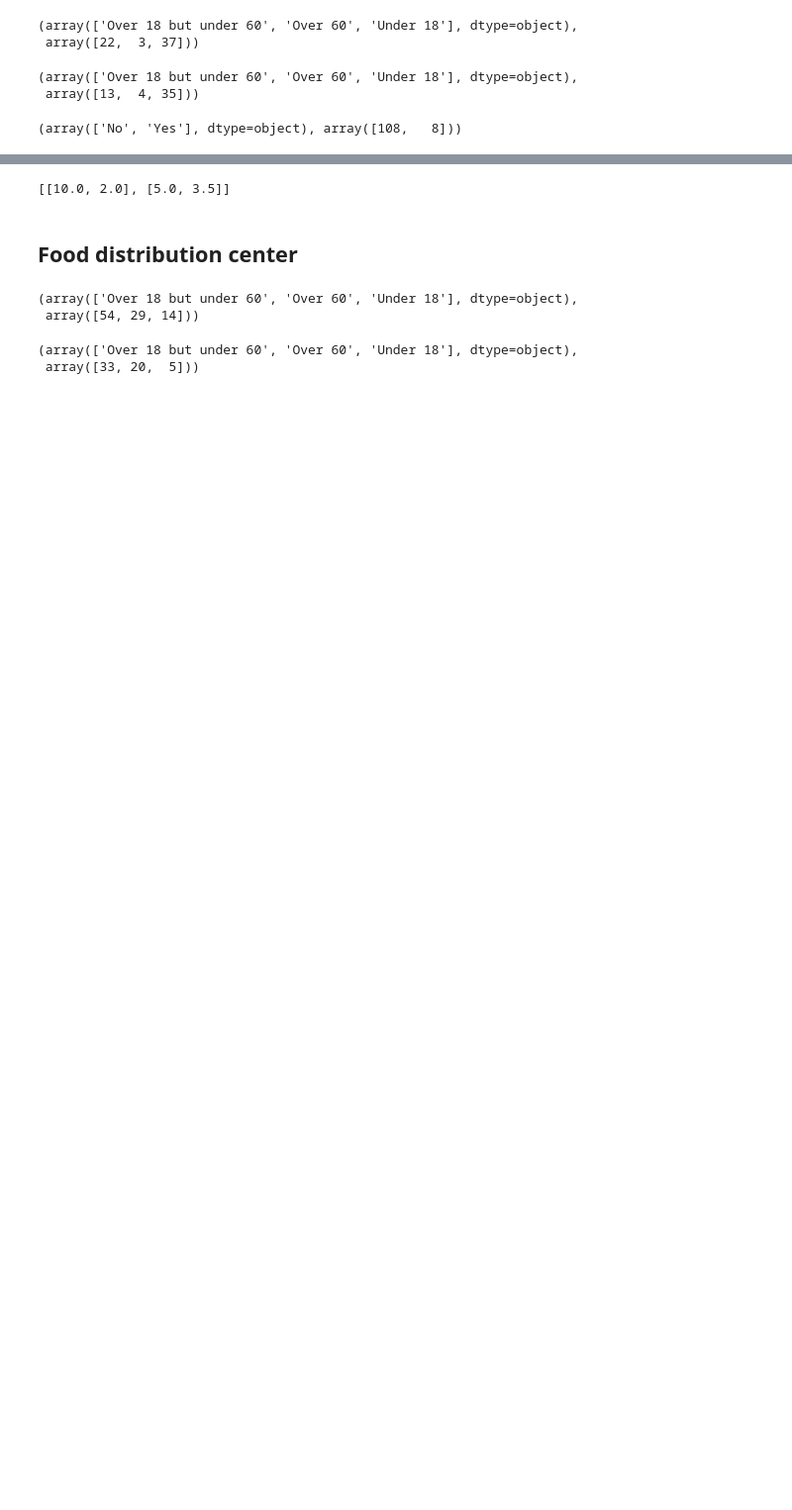
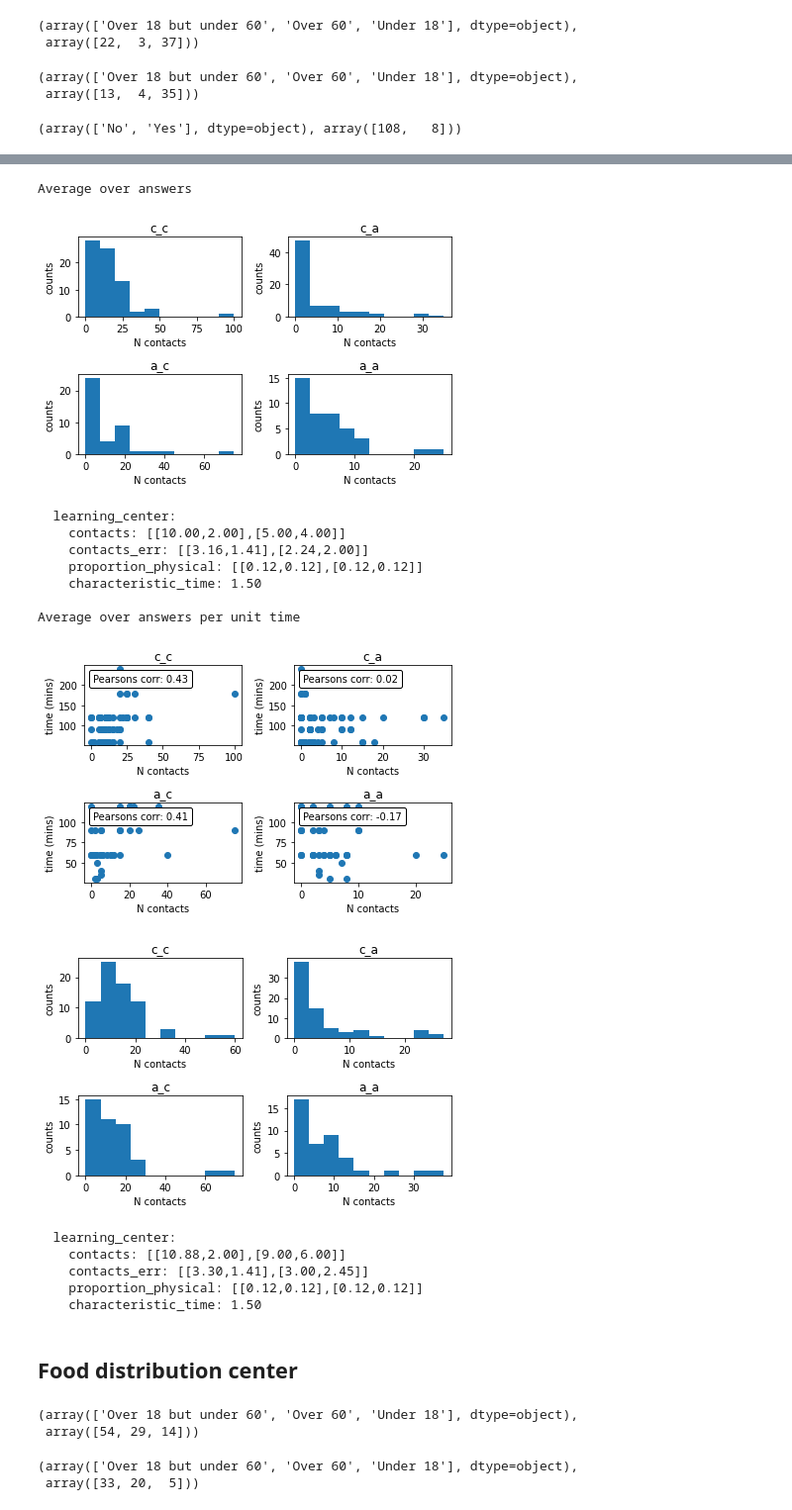
Before and after one commit to UNGlobalPulse/UNGP-contact-survey, a Jupyter notebook: Analyse community survey.ipynb, the cells around one changed output, grey strips where cells are left out. Shown: that part at 99% size. Saved outputs shown, nothing was run; the diff lists cells and outputs as text; code cells hidden in the pictures; blank space fills up the shorter version.

```diff
--- a/Analyse community survey.ipynb
+++ b/Analyse community survey.ipynb
@@ -9,19 +179,16 @@ data = pd.read_csv(data_file)
 # %%
 def child_child(data, x):
-    return list(data[data["Age:"] == "Under 18"][x].dropna())
+    Indexes = data["age"] == "Under 18"
+    return (data[Indexes][x]).values, Indexes.values
 
 def adult_adult(data, x):
-    return list(data[data["Age:"].isin(["Over 18 but under 60", "Over 60"])][x].dropna())
+    Indexes = data["age"].isin(["Over 18 but under 60", "Over 60"])
+    return (data[Indexes][x]).values, Indexes
 
 def child_adult(data, x):
-    return list(data[data["Age:"] == "Under 18"][x].dropna())
+    Indexes = data["age"] == "Under 18"
+    return (data[Indexes][x]).values, Indexes
 
 def adult_child(data, x):
-    return list(data[data["Age:"].isin(["Over 18 but under 60", "Over 60"])][x].dropna())
+    Indexes = data["age"].isin(["Over 18 but under 60", "Over 60"])
+    return (data[Indexes][x]).values, Indexes
-# %%
-def contact_matrix(data, x, y):
-    c_c = np.median(child_child(data, x))
-    c_a = np.median(child_adult(data, y))
-    a_a = np.median(adult_adult(data, y))
-    a_c = np.median(adult_child(data, x))
-    return [[c_c,c_a],[a_c,a_a]]
@@ -126,13 +413,42 @@ lc_attendance_mean/60., lc_attendance_median/60.
 # %%
-lc_contact = contact_matrix(
+#"When you attended formal education, approximately how many children do you come into contact with (for example, talk to)?"
+#"When you attended formal education, approximately how many adults do you come into contact with (for example, talk to)?"
+print("Average over answers")
+lc_contact, lc_error = contact_matrix(
     data = data,
-    x = "When you attended formal education, approximately how many children do you come into contact with (for example, talk to)?",
-    y = "When you attended formal education, approximately how many adults do you come into contact with (for example, talk to)?"
+    x = "education_contact_children",
+    y = "education_contact_adults",
+    times = np.array(times)
 )
+PolicyText("learning_center", lc_contact, lc_error, np.array([[0.12,0.12],[0.12,0.12]]), lc_attendance_median/60.)
+
+print("")
+print("Average over answers per unit time")
+lc_contact, lc_error = contact_matrix(
+    data = data,
+    x = "education_contact_children",
+    y = "education_contact_adults",
+    times = np.array(times),
+    norm = True, characteristic_time=lc_attendance_median
+)
+PolicyText("learning_center", lc_contact, lc_error, np.array([[0.12,0.12],[0.12,0.12]]), lc_attendance_median/60.)
+# %% [output]
+Average over answers
+[figure, added]
+  learning_center:
+    contacts: [[10.00,2.00],[5.00,4.00]]
+    contacts_err: [[3.16,1.41],[2.24,2.00]]
+    proportion_physical: [[0.12,0.12],[0.12,0.12]]
+    characteristic_time: 1.50
+
+Average over answers per unit time
+[figure, added]
+[figure, added]
+  learning_center:
+    contacts: [[10.88,2.00],[9.00,6.00]]
+    contacts_err: [[3.30,1.41],[3.00,2.45]]
+    proportion_physical: [[0.12,0.12],[0.12,0.12]]
+    characteristic_time: 1.50
-# %%
-lc_contact
-# %% [output]
-[[10.0, 2.0], [5.0, 3.5]]
 # %% [markdown]
 ## Food distribution center
 # %%
```
Also changed, not shown: parts of 76 cells of this notebook.
